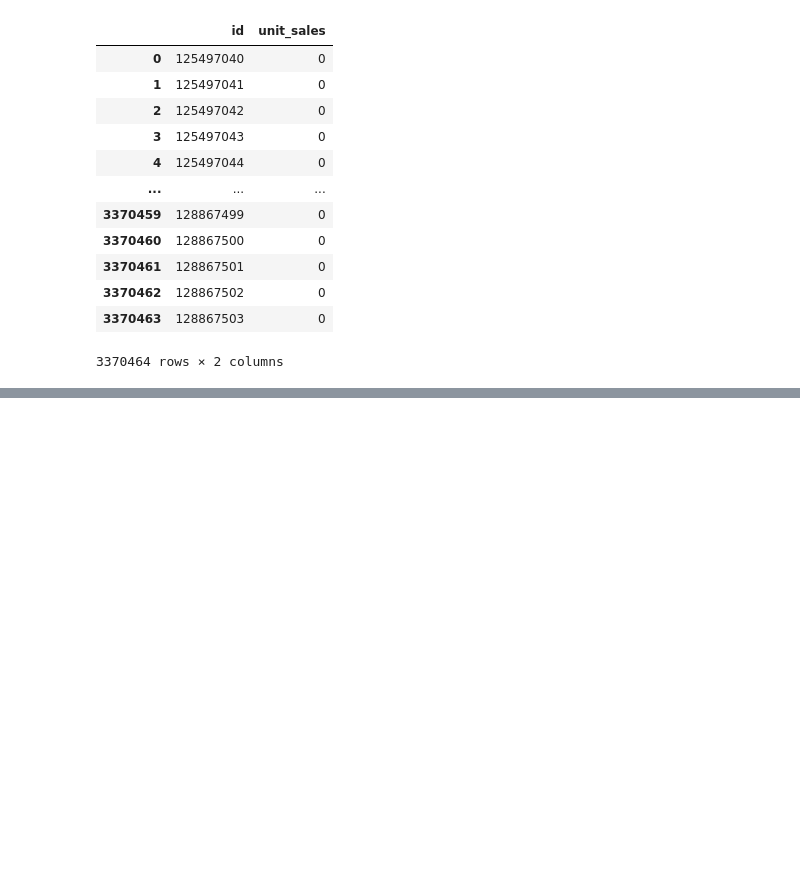
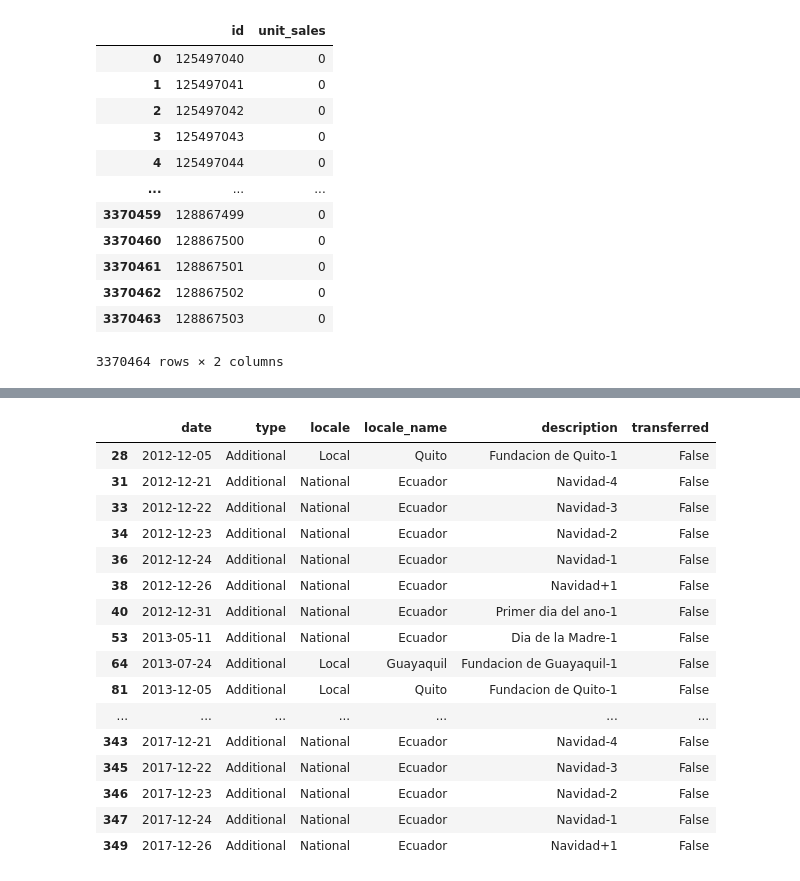
Before and after one commit to GregW04/Demand-Forecast, a Jupyter notebook: DF_wakacyjne_wyzwanie/EDA/EDA_Greggy.ipynb, the cells around one changed output, grey strips where cells are left out. Cells and saved outputs as stored; diff of their text form; code cells hidden in the pictures; blank space fills up the shorter version.

```diff
--- a/DF_wakacyjne_wyzwanie/EDA/EDA_Greggy.ipynb
+++ b/DF_wakacyjne_wyzwanie/EDA/EDA_Greggy.ipynb
@@ -430,0 +476,2 @@ plot_time_series(train, 'date', 'unit_sales')
+# %%
+holidays_events['date'] = pd.to_datetime(holidays_events['date'])
@@ -587,8 +645,8 @@ Nadrobienie przedłużeń
 # %%
-holidays_encoded = pd.get_dummies(holidays_events, columns=['type', 'locale'])
-holidays_encoded.drop(['locale_name', 'description'], axis=1, inplace=True)
-holidays_encoded['date'] = pd.to_datetime(holidays_encoded['date'])
-holidays_encoded.info()
+holidays_events = pd.get_dummies(holidays_events, columns=['type', 'locale'])
+holidays_events.drop(['locale_name', 'description'], axis=1, inplace=True)
+holidays_events['date'] = pd.to_datetime(holidays_events['date'])
+holidays_events.info()
 # %% [output]
 <class 'pandas.core.frame.DataFrame'>
 RangeIndex: 350 entries, 0 to 349
@@ -981,0 +1142,20 @@ sample_submission
+# %%
+holidays_events[holidays_events['type'] == 'Additional']
+# %% [output]
+|  | date | type | locale | locale_name | description | transferred |
+| 28 | 2012-12-05 | Additional | Local | Quito | Fundacion de Quito-1 | False |
+| 31 | 2012-12-21 | Additional | National | Ecuador | Navidad-4 | False |
+| 33 | 2012-12-22 | Additional | National | Ecuador | Navidad-3 | False |
+| 34 | 2012-12-23 | Additional | National | Ecuador | Navidad-2 | False |
+| 36 | 2012-12-24 | Additional | National | Ecuador | Navidad-1 | False |
+| 38 | 2012-12-26 | Additional | National | Ecuador | Navidad+1 | False |
+| 40 | 2012-12-31 | Additional | National | Ecuador | Primer dia del ano-1 | False |
+| 53 | 2013-05-11 | Additional | National | Ecuador | Dia de la Madre-1 | False |
+| 64 | 2013-07-24 | Additional | Local | Guayaquil | Fundacion de Guayaquil-1 | False |
+| 81 | 2013-12-05 | Additional | Local | Quito | Fundacion de Quito-1 | False |
+| ... | ... | ... | ... | ... | ... | ... |
+| 343 | 2017-12-21 | Additional | National | Ecuador | Navidad-4 | False |
+| 345 | 2017-12-22 | Additional | National | Ecuador | Navidad-3 | False |
+| 346 | 2017-12-23 | Additional | National | Ecuador | Navidad-2 | False |
+| 347 | 2017-12-24 | Additional | National | Ecuador | Navidad-1 | False |
+| 349 | 2017-12-26 | Additional | National | Ecuador | Navidad+1 | False |
```
Also changed, not shown: parts of 64 cells of this notebook.
